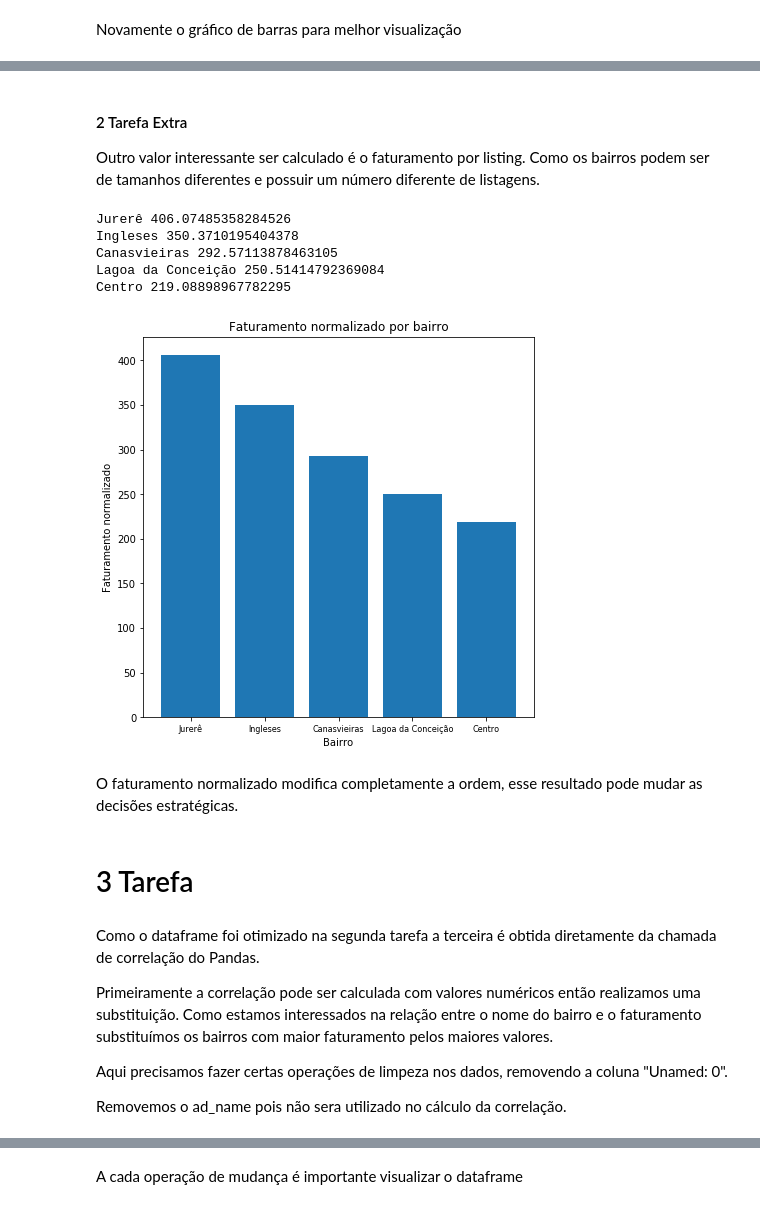
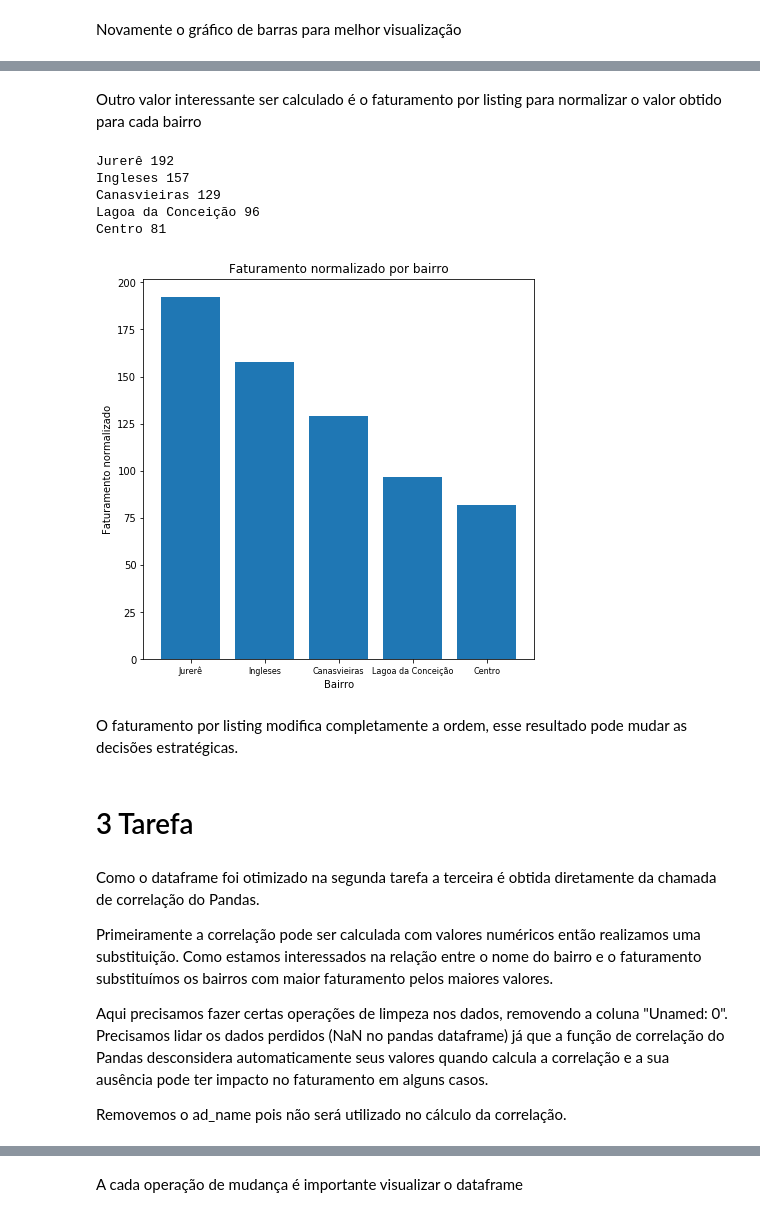
Before and after one commit to fabriciocravo/Desafio_Seazone, a Jupyter notebook: Desafio_Seazone.ipynb, the cells around one changed output, grey strips where cells are left out. Drawn from its saved outputs; the diff is of its cells as text; code cells hidden in the pictures.

```diff
--- a/Desafio_Seazone.ipynb
+++ b/Desafio_Seazone.ipynb
@@ -25,7 +25,7 @@ diretorio_dados1 = "./Data/desafio_details (1).csv"
 diretorio_dados2 = "./Data/desafio_priceav (1).csv"
 
 data_details = pd.read_csv(diretorio_dados1)
-data_price = pd.read_csv(diretorio_dados2)
+data_listings = pd.read_csv(diretorio_dados2)
 # %% [markdown]
 Agora a visualização inicial dos dataframes
 # %%
@@ -117,3 +132,5 @@ False
+# %%
+listings_bairro = dict(data_details["suburb"].value_counts())
 # %% [markdown]
 Agora, ordenarmos o dicionário usando os valores obtidos.
 # %%
@@ -157,0 +165,25 @@ data_details["Faturamento"] = faturamento
+# %%
+# Separar as variaveis de listing_ids para vetorização
+listings_ids = list(data_details.loc[:, "airbnb_listing_id"])
+
+
+# Calculamos o faturamento medio por listing somando apenas os valores quando o imovel estava ocupado e dividindo
+# por todos os dias disponivels. Calculando assim o faturamento medio
+# Para os dados onde não temos informações sobre o faturamento ou seja nenhum elemento em data_listings
+# Colocamos "N/A" para indicar que não temos informações sobre o faturamento
+number_of_ids_not_in_listing = 0
+faturamento = []
+for list_id in listings_ids:
+    try:
+        faturamento.append(sum(data_price[data_price["airbnb_listing_id"] == list_id]["price_string"])
+                           /len(data_listings[data_listings["airbnb_listing_id"] == list_id]))
+    except ZeroDivisionError:
+        number_of_ids_not_in_listing = number_of_ids_not_in_listing + 1
+        faturamento.append("N/A")
+
+# Numero de ids que não se econtram na data_listings
+print("Numero de ids que não se econtram na data_listings:" + str(number_of_ids_not_in_listing))
+
+# Adicionando o faturamento ao dataframe
+data_details["Faturamento"] = faturamento
+data_details["Faturamento"].replace('N/A', np.NaN, inplace=True)
@@ -171,11 +205,15 @@ Agora é apenas uma questão de vetorização para encontrar o faturamento por b
 # %%
+# Primeiramente obtemos os nomes dos bairros usando o dicionario da estrutura passada
+bairros_nome = list(listings_bairro.keys())
+
 # Calculo do faturamento por bairro
 faturamento_por_bairro = {}
 for bairro in bairros_nome:
-    faturamento_por_bairro[bairro] = sum(data_details[data_details["suburb"] == bairro]["Faturamento"])
+    faturamento_por_bairro[bairro] = sum(data_details[
+        np.logical_and(data_details["suburb"] == bairro, data_details["Faturamento"].notnull())]["Faturamento"])
 
 # Colocar na ordem correta
 faturamento_por_bairro_sorted = dict(sorted(faturamento_por_bairro.items(), key=lambda item: item[1], reverse=True))
 for key in faturamento_por_bairro_sorted:
-    print(key, faturamento_por_bairro_sorted[key])
+    print(key, int(faturamento_por_bairro_sorted[key]))
 # %% [output]
@@ -200,38 +238,38 @@ plt.show()
-# %% [markdown]
-<h4> 2 Tarefa Extra </h4>
-
-Outro valor interessante ser calculado é o faturamento por listing. Como os bairros podem ser de tamanhos diferentes e possuir um número diferente de listagens.
+# %% [markdown]
+Outro valor interessante ser calculado é o faturamento por listing para normalizar o valor obtido para cada bairro
 # %%
 # Normalizando os faturamentos de cada bairro por listing
 faturamento_por_bairro_normalizado = {}
 
 for bairro in bairros_nome:
-       faturamento_por_bairro_normalizado[bairro] = faturamento_por_bairro_sorted[bairro]/listings_bairro_sorted[bairro]
+        faturamento_por_bairro_normalizado[bairro] = faturamento_por_bairro_sorted[
+           bairro]/np.sum(np.logical_and(data_details["suburb"] == bairro, data_details["Faturamento"].notnull()))
+
 
 # Ordenando o dicionario
 faturamento_por_bairro_normalizado = dict(sorted(faturamento_por_bairro_normalizado.items(), key=lambda item: item[1], reverse=True))
 
 for key in faturamento_por_bairro_normalizado:
-    print(key, faturamento_por_bairro_normalizado[key])
+    print(key, int(faturamento_por_bairro_normalizado[key]))
 
 x = list(range(len(faturamento_por_bairro)))
 plt.figure(figsize=(7,7))
 plt.title("Faturamento normalizado por bairro")
 plt.xlabel("Bairro")
 plt.ylabel("Faturamento normalizado")
 plt.tick_params(axis='x', which='major', labelsize=8)
 plt.xticks(x, list(faturamento_por_bairro_normalizado.keys()))
 plt.bar(x, list(faturamento_por_bairro_normalizado.values()))
 plt.show()
 # %% [output]
-Jurerê 406.07485358284526
-Ingleses 350.3710195404378
-Canasvieiras 292.57113878463105
-Lagoa da Conceição 250.51414792369084
-Centro 219.08898967782295
+Jurerê 192
+Ingleses 157
+Canasvieiras 129
+Lagoa da Conceição 96
+Centro 81
-[figure, old version]
+[figure, new version]
 # %% [markdown]
-O faturamento normalizado modifica completamente a ordem, esse resultado pode mudar as decisões estratégicas.
+O faturamento por listing modifica completamente a ordem, esse resultado pode mudar as decisões estratégicas.
 # %% [markdown]
 # 3 Tarefa
 # %% [markdown]
@@ -239,7 +277,7 @@ Como o dataframe foi otimizado na segunda tarefa a terceira é obtida diretament
 
 Primeiramente a correlação pode ser calculada com valores numéricos então realizamos uma substituição. Como estamos interessados na relação entre o nome do bairro e o faturamento substituímos os bairros com maior faturamento pelos maiores valores.
 
-Aqui precisamos fazer certas operações de limpeza nos dados, removendo a coluna "Unamed: 0".
+Aqui precisamos fazer certas operações de limpeza nos dados, removendo a coluna "Unamed: 0". Precisamos lidar os dados perdidos (NaN no pandas dataframe) já que a função de correlação do Pandas desconsidera automaticamente seus valores quando calcula a correlação e a sua ausência pode ter impacto no faturamento em alguns casos.
 
-Removemos o ad_name pois não sera utilizado no cálculo da correlação.
+Removemos o ad_name pois não será utilizado no cálculo da correlação.
 # %%
```
Also changed, not shown: parts of 51 cells of this notebook, 1 other file.
